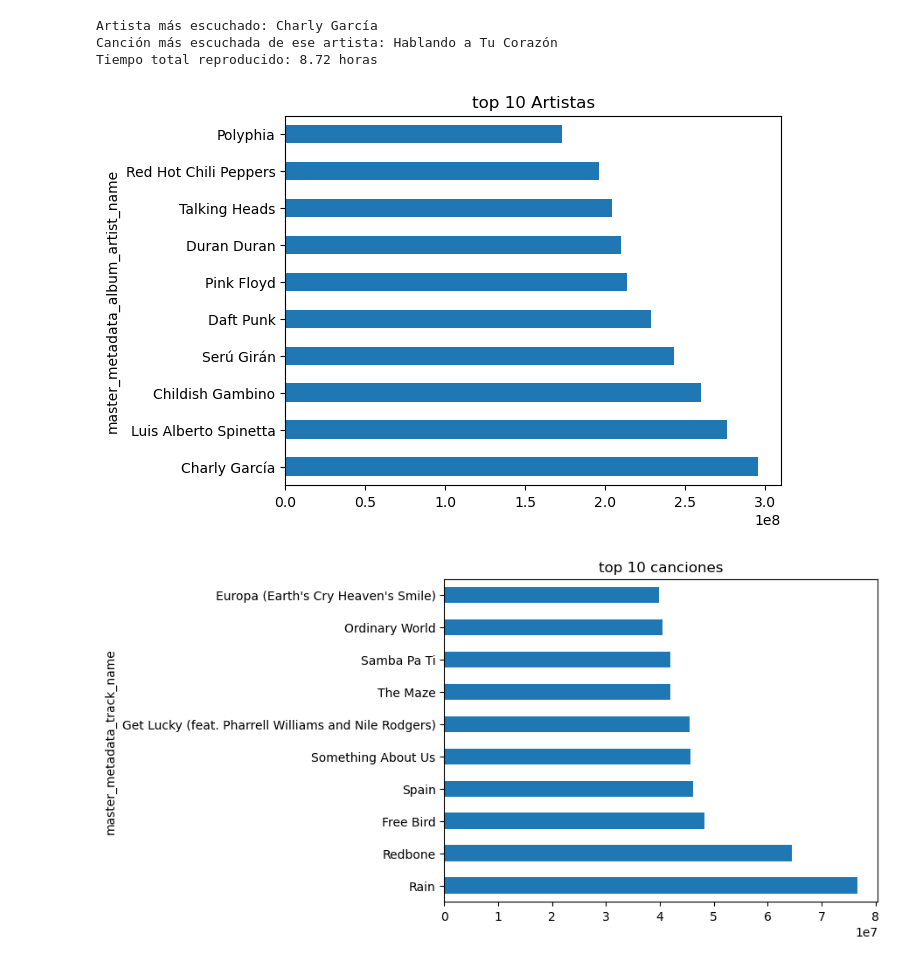
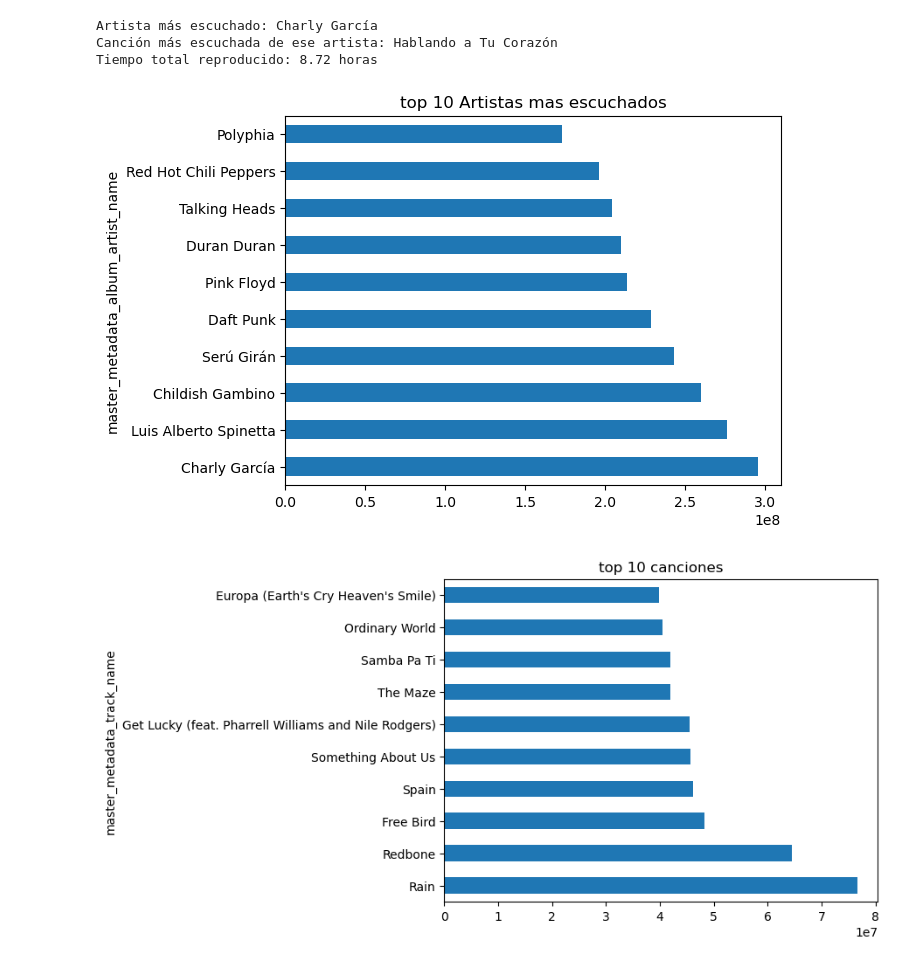
Before and after one commit to joaquinmora14/TPspotify-JoaquinM-NicoasC-CamiloR, a Jupyter notebook: tpSpotify.ipynb, the cells around one changed output. Drawn from its saved outputs; the diff is of its cells as text; code cells hidden in the pictures.

```diff
--- a/tpSpotify.ipynb
+++ b/tpSpotify.ipynb
@@ -88,9 +88,9 @@ Tiempo total reproducido: 8.72 horas
 # %%
 #lo unico nuevo es el barh que lo descubri en google y es la forma de mostrar el grafico de manera horizontal
 artista_mas_escuchado = archivo.groupby('master_metadata_album_artist_name')['ms_played'].sum().sort_values(ascending=False).head(10)
 artista_mas_escuchado.plot(kind='barh')
-plt.title('top 10 Artistas')
+plt.title('top 10 Artistas mas escuchados')
 plt.show()
 # %% [output]
-[figure, old version]
+[figure, new version]
 # %%
```
Also changed, not shown: parts of 4 cells of this notebook.
